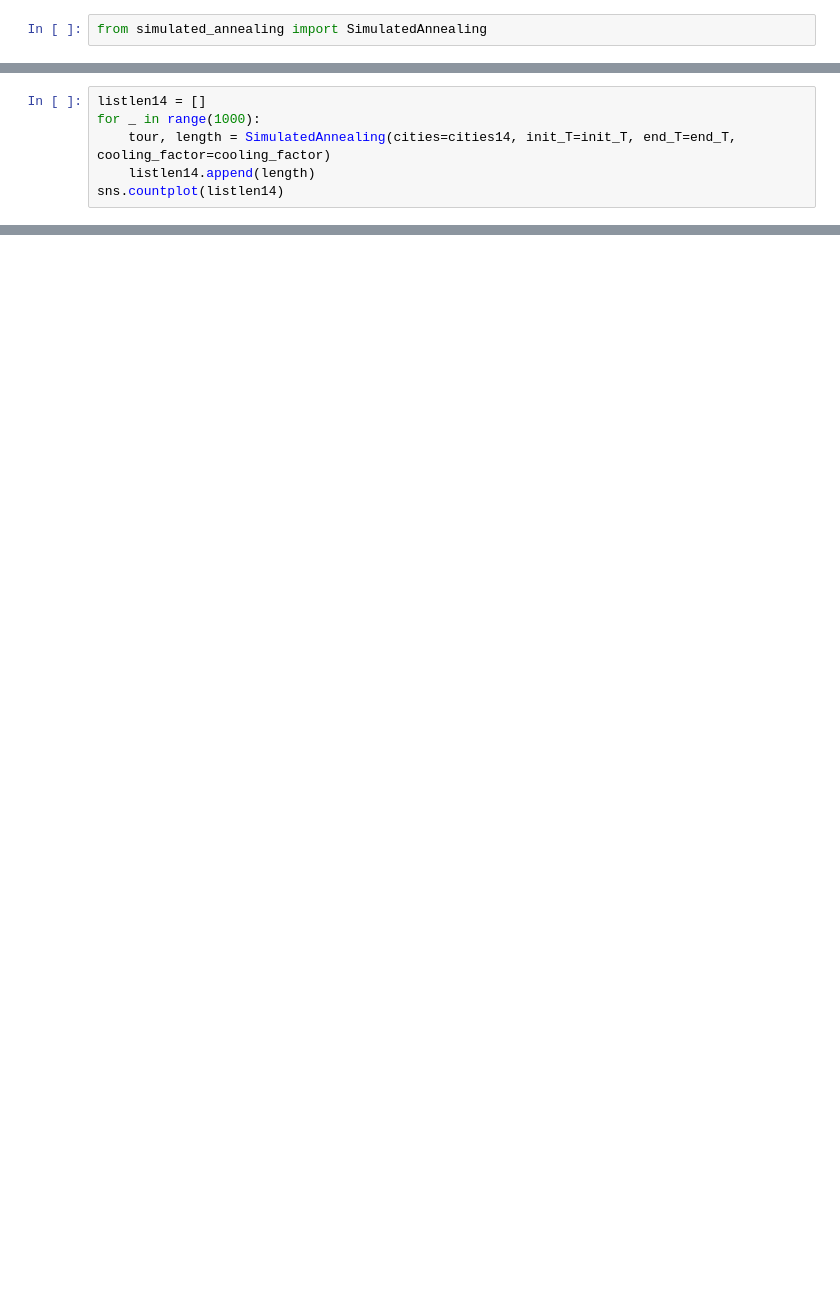
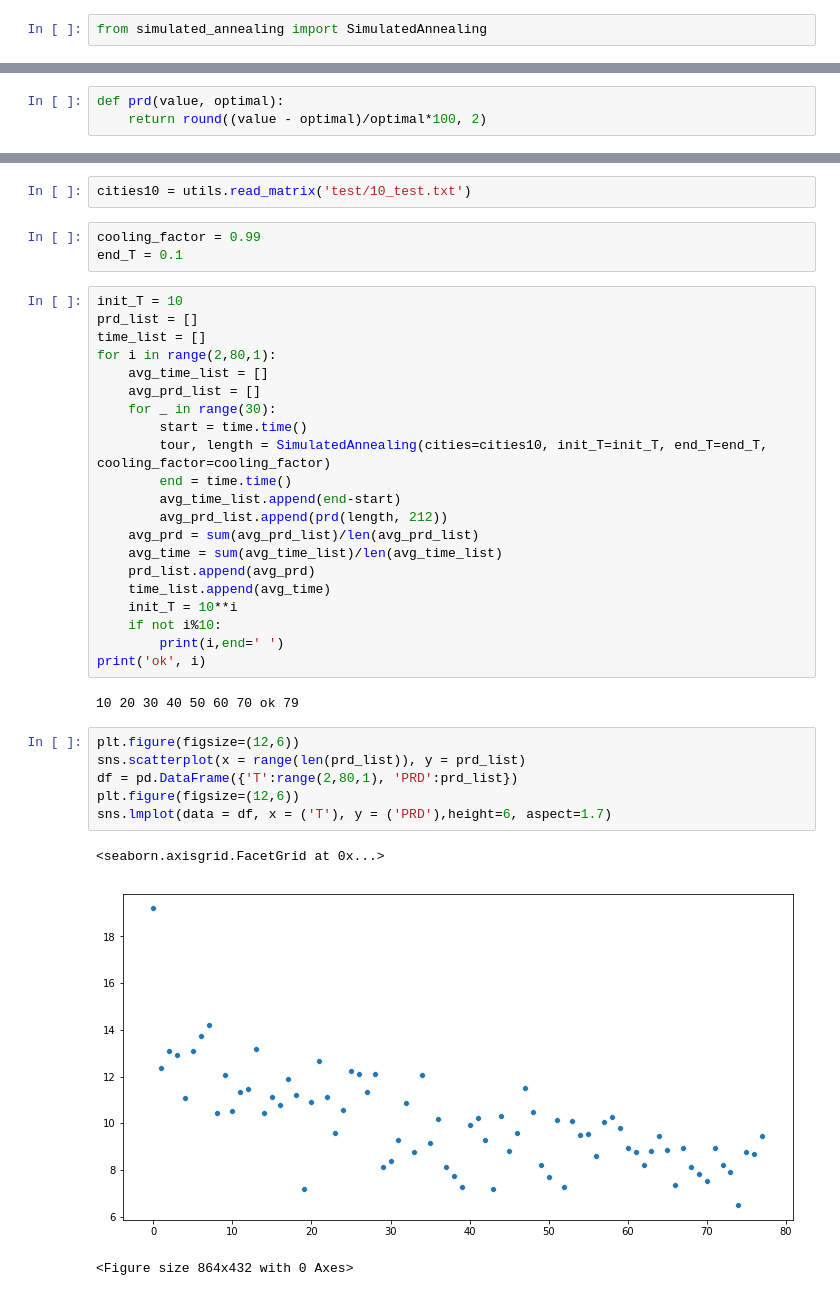
Before and after one commit to MikitaChabatarovich/pea, a Jupyter notebook: sa_test.ipynb, the cells around one changed output, grey strips where cells are left out. Drawn from its saved outputs; the diff is of its cells as text; blank space fills up the shorter version.

Commit message:
sa new tests

```diff
--- a/sa_test.ipynb
+++ b/sa_test.ipynb
@@ -38,6 +2,0 @@ cities14 = utils.read_matrix('test/14_test.txt') #282
-# %%
-listlen14 = []
-for _ in range(1000):
-    tour, length = SimulatedAnnealing(cities=cities14, init_T=init_T, end_T=end_T, cooling_factor=cooling_factor)
-    listlen14.append(length)
-sns.countplot(listlen14)
@@ -58,0 +14,3 @@ sns.distplot(listlen14)
+# %%
+def prd(value, optimal):
+    return round((value - optimal)/optimal*100, 2)
@@ -58,0 +25,38 @@ sns.distplot(listlen14)
+# %%
+cities10 = utils.read_matrix('test/10_test.txt')
+# %%
+cooling_factor = 0.99
+end_T = 0.1
+# %%
+init_T = 10
+prd_list = []
+time_list = []
+for i in range(2,80,1):
+    avg_time_list = []
+    avg_prd_list = []
+    for _ in range(30):
+        start = time.time()
+        tour, length = SimulatedAnnealing(cities=cities10, init_T=init_T, end_T=end_T, cooling_factor=cooling_factor)
+        end = time.time()
+        avg_time_list.append(end-start)
+        avg_prd_list.append(prd(length, 212))
+    avg_prd = sum(avg_prd_list)/len(avg_prd_list)
+    avg_time = sum(avg_time_list)/len(avg_time_list)
+    prd_list.append(avg_prd)
+    time_list.append(avg_time)
+    init_T = 10**i
+    if not i%10:
+        print(i,end=' ')
+print('ok', i)
+# %% [output]
+10 20 30 40 50 60 70 ok 79
+# %%
+plt.figure(figsize=(12,6))
+sns.scatterplot(x = range(len(prd_list)), y = prd_list)
+df = pd.DataFrame({'T':range(2,80,1), 'PRD':prd_list})
+plt.figure(figsize=(12,6))
+sns.lmplot(data = df, x = ('T'), y = ('PRD'),height=6, aspect=1.7)
+# %% [output]
+<seaborn.axisgrid.FacetGrid at 0x...>
+[figure, added]
+<Figure size 864x432 with 0 Axes>
```
Also changed, not shown: parts of 40 cells of this notebook.
